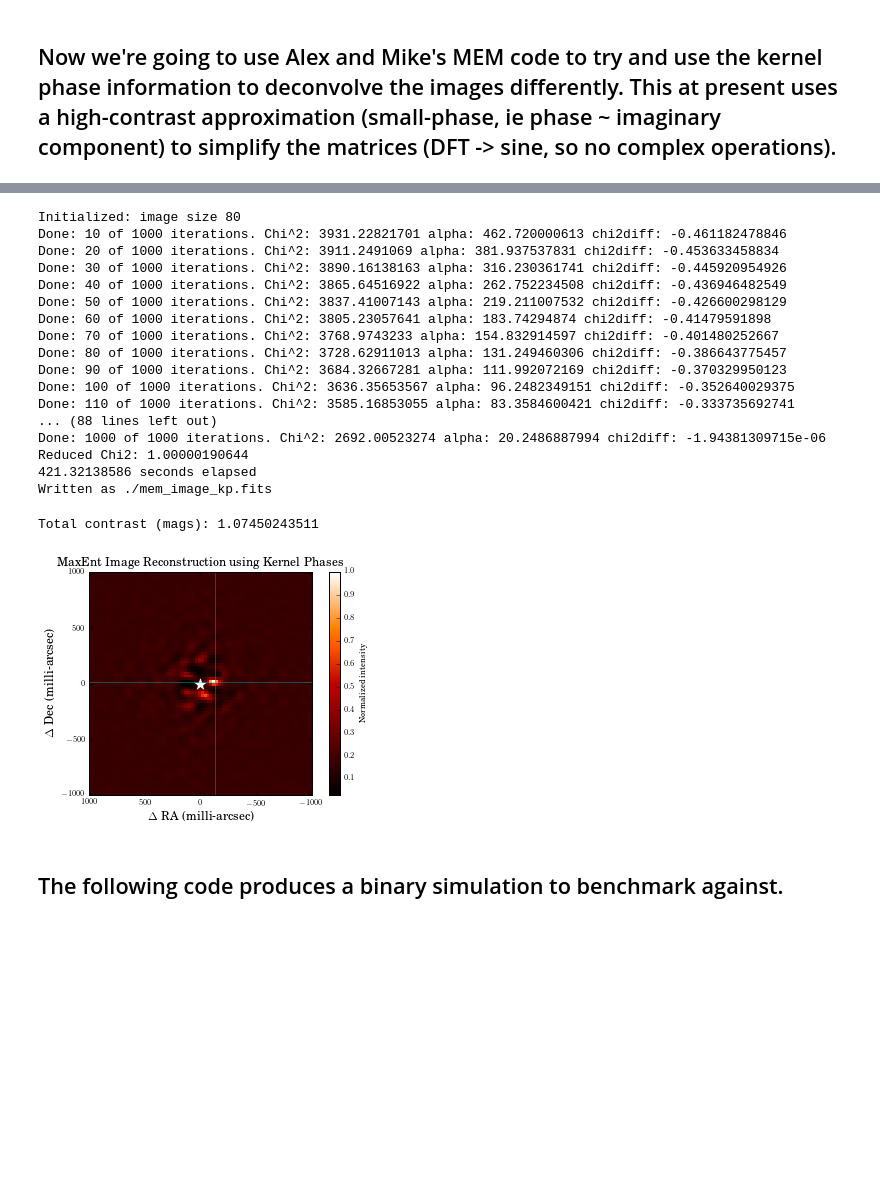
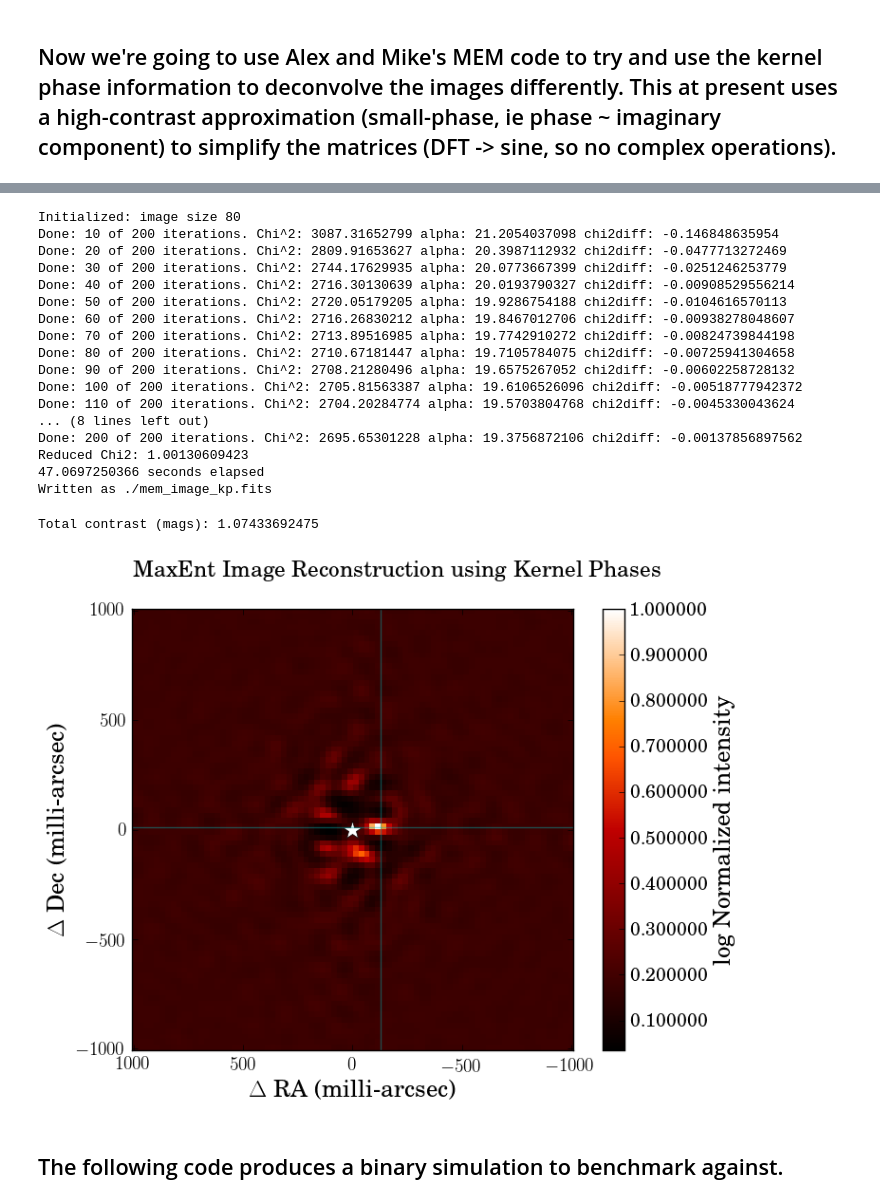
Before and after one commit to benjaminpope/pysco, a Jupyter notebook: analysis.ipynb, the cells around one changed output, grey strips where cells are left out. Saved outputs shown, nothing was run; the diff lists cells and outputs as text; code cells hidden in the pictures; blank space fills up the shorter version.

```diff
--- a/analysis.ipynb
+++ b/analysis.ipynb
@@ -27,7 +27,7 @@ ddir = "/home/ben/Research/pharo/data/" # data directory
 bandn = 'Ks'
 # bandn = 'ch4' # this gives vaguely right astrometry at its best fit but a remarkably poor fit overall! try if you like
 
-num = 1 #0 for alpha Oph, 1 for sim with kp params
+num = 0 #0 for alpha Oph, 1 for sim with kp params
 
 tnames = ['alpOph','epsOph','epsHer']
 
@@ -50,15 +50,15 @@ else: print 'Data directory failure'
 
 if num == 1:
     print 'Doing simulated observations'
-    fnames = ['binary_129_84_33.fits', 'calibsim.fits'] # ffa
+    fnames = ['binary_129_84_34.fits', 'calibsim.fits'] # ffa
     pupil = 'medcrossmeasmodel'
 else:
     pass
 
 if num == 2:
     print 'Doing simulated observations'
-    fnames = ['Ks_0.8_bin_s131_a86_c19.7.fits', 'Ks_1.0_bin_s131_a86_c19.7.fits'] # ffa
-    pupil = 'medcrossmodel'
+    fnames = ['binary_130_84_29.fits', 'calibsim.fits'] # ffa
+    pupil = 'medcrossmeasmodel'
 else:
     pass
 
@@ -192,7 +189,7 @@ if bispec:
 if no_kp:
     addederror = 8.5
 else:
-    addederror = 1.35
+    addederror = 1.37
 
 a.kpd -= b.kpd #subtract systematic
 a.kpe = np.sqrt(a.kpe**2. + b.kpe**2.+ addederror**2.) #add statistical and measurement in quadrature
@@ -201,6 +198,10 @@ if bispec:
     bsp_addederror = 7.6
     a.bsp -= b.bsp
     a.bspe = np.sqrt(a.bspe**2. + b.bspe**2. * bsp_addederror**2)
+
+
+if num != 0:
+    a.kpe = error_kp*np.ones_like(a.kpe)
 # else:
 #     addederror = 1.05
 #     print 'no systematic subtraction'
@@ -399,13 +435,14 @@ if no_kp:
     gain = 0.0001
     prior = np.ones(imsize**2)/imsize**2.0
 elif bispec:
+    print 'Using bispec configuration'
     imsize = 80
-    alpha = 40
-    gain = 0.04
+    alpha = 1.5
+    gain = 0.004
     prior = np.ones(imsize**2)/imsize**2.0
 else:
     imsize = 80
-    alpha = 500
+    alpha = 22#5
     gain = 0.042
     prior = np.ones(imsize**2)/imsize**2.0
 
@@ -414,8 +451,8 @@ else:
 # prior1= np.exp(-(rr/(imsize/2.))**2)
 # prior = np.ravel(prior1/np.sum(prior1))
 
-niter = 1000
-if no_kp:
+niter = 200
+if bispec:
     fname_im = 'kerphim_test_bispec.fits'
 else:
     fname_im = 'kerphim_test.fits'
@@ -438,50 +475,58 @@ except:
     print 'Failed to write'
 # %% [output]
 Initialized: image size 80
-Done: 10 of 1000 iterations. Chi^2: 3931.22821701 alpha: 462.720000613 chi2diff: -0.461182478846
-Done: 20 of 1000 iterations. Chi^2: 3911.2491069 alpha: 381.937537831 chi2diff: -0.453633458834
-Done: 30 of 1000 iterations. Chi^2: 3890.16138163 alpha: 316.230361741 chi2diff: -0.445920954926
-Done: 40 of 1000 iterations. Chi^2: 3865.64516922 alpha: 262.752234508 chi2diff: -0.436946482549
-Done: 50 of 1000 iterations. Chi^2: 3837.41007143 alpha: 219.211007532 chi2diff: -0.426600298129
-Done: 60 of 1000 iterations. Chi^2: 3805.23057641 alpha: 183.74294874 chi2diff: -0.41479591898
-Done: 70 of 1000 iterations. Chi^2: 3768.9743233 alpha: 154.832914597 chi2diff: -0.401480252667
-Done: 80 of 1000 iterations. Chi^2: 3728.62911013 alpha: 131.249460306 chi2diff: -0.386643775457
-Done: 90 of 1000 iterations. Chi^2: 3684.32667281 alpha: 111.992072169 chi2diff: -0.370329950123
-Done: 100 of 1000 iterations. Chi^2: 3636.35653567 alpha: 96.2482349151 chi2diff: -0.352640029375
-Done: 110 of 1000 iterations. Chi^2: 3585.16853055 alpha: 83.3584600421 chi2diff: -0.333735692741
-... (88 lines left out)
-Done: 1000 of 1000 iterations. Chi^2: 2692.00523274 alpha: 20.2486887994 chi2diff: -1.94381309715e-06
-Reduced Chi2: 1.00000190644
-421.32138586 seconds elapsed
+Done: 10 of 200 iterations. Chi^2: 3087.31652799 alpha: 21.2054037098 chi2diff: -0.146848635954
+Done: 20 of 200 iterations. Chi^2: 2809.91653627 alpha: 20.3987112932 chi2diff: -0.0477713272469
+Done: 30 of 200 iterations. Chi^2: 2744.17629935 alpha: 20.0773667399 chi2diff: -0.0251246253779
+Done: 40 of 200 iterations. Chi^2: 2716.30130639 alpha: 20.0193790327 chi2diff: -0.00908529556214
+Done: 50 of 200 iterations. Chi^2: 2720.05179205 alpha: 19.9286754188 chi2diff: -0.0104616570113
+Done: 60 of 200 iterations. Chi^2: 2716.26830212 alpha: 19.8467012706 chi2diff: -0.00938278048607
+Done: 70 of 200 iterations. Chi^2: 2713.89516985 alpha: 19.7742910272 chi2diff: -0.00824739844198
+Done: 80 of 200 iterations. Chi^2: 2710.67181447 alpha: 19.7105784075 chi2diff: -0.00725941304658
+Done: 90 of 200 iterations. Chi^2: 2708.21280496 alpha: 19.6575267052 chi2diff: -0.00602258728132
+Done: 100 of 200 iterations. Chi^2: 2705.81563387 alpha: 19.6106526096 chi2diff: -0.00518777942372
+Done: 110 of 200 iterations. Chi^2: 2704.20284774 alpha: 19.5703804768 chi2diff: -0.0045330043624
+... (8 lines left out)
+Done: 200 of 200 iterations. Chi^2: 2695.65301228 alpha: 19.3756872106 chi2diff: -0.00137856897562
+Reduced Chi2: 1.00130609423
+47.0697250366 seconds elapsed
 Written as ./mem_image_kp.fits
 # %%
 '''--------------------------------
 the rest is a plot
 --------------------------------'''
 
 
+mpl.rcParams['figure.figsize']=(8.0,6.0)    #(6.0,4.0)
+mpl.rcParams['font.size']= 14             #10
+mpl.rcParams['savefig.dpi']=100             #72
+mpl.rcParams['axes.labelsize'] = 18
+mpl.rcParams['xtick.labelsize'] = 14
+mpl.rcParams['ytick.labelsize'] = 14
+
 bestfit = np.array([-129.4*np.sin(np.pi/180.*84.1),129.4*np.cos(np.pi/180.*84.1)])
 
 plt.imshow(im.T/im.max(), interpolation='nearest',cmap=plt.get_cmap('gist_heat'),extent=trial.extent)
-plt.colorbar(label='Normalized intensity')
+# ticks = np.linspace(im.min(),im.max(),10)
+cbar = plt.colorbar(label='log Normalized intensity',format='%.6f')
 plt.plot(0,0,'w*', ms=15)
 plt.axis(trial.extent)
 plt.axhline(bestfit[1],color='c',alpha=0.4)
 plt.axvline(bestfit[0],color='c',alpha=0.4)
 # plt.plot(bestfit[0],bestfit[1],'cs',alpha=0.8)
-plt.xlabel(r'$\Delta$ RA (milli-arcsec)', fontsize='large')
-plt.ylabel(r'$\Delta$ Dec (milli-arcsec)', fontsize='large')
+plt.xlabel(r'$\Delta$ RA (milli-arcsec)')
+plt.ylabel(r'$\Delta$ Dec (milli-arcsec)')
 if no_kp:
-    plt.title('MaxEnt Image Reconstruction using Fourier Phases',fontsize='large')
+    plt.title('MaxEnt Image Reconstruction using Fourier Phases',fontsize='large',y=1.06,x=0.6)
 elif bispec:
-    plt.title('MaxEnt Image Reconstruction using Bispectral Phases',fontsize='large')
+    plt.title('MaxEnt Image Reconstruction using Bispectral Phases',fontsize='large',y=1.06,x=0.6)
 else:
-    plt.title('MaxEnt Image Reconstruction using Kernel Phases',fontsize='large')
+    plt.title('MaxEnt Image Reconstruction using Kernel Phases',fontsize='large',y=1.06,x=0.6)
 print "Total contrast (mags): " + str(-2.5*np.log10(np.sum(trial.pm)))
 plt.show()
 # %% [output]
-Total contrast (mags): 1.07450243511
+Total contrast (mags): 1.07433692475
-[figure, old version]
+[figure, new version]
 # %%
 # z = pysco.kpi('./kerphi/medcrossmeas.txt') # in case you need to make it - edit this!
 # %% [markdown]
```
Also changed, not shown: parts of 15 cells of this notebook, 28 other files.
